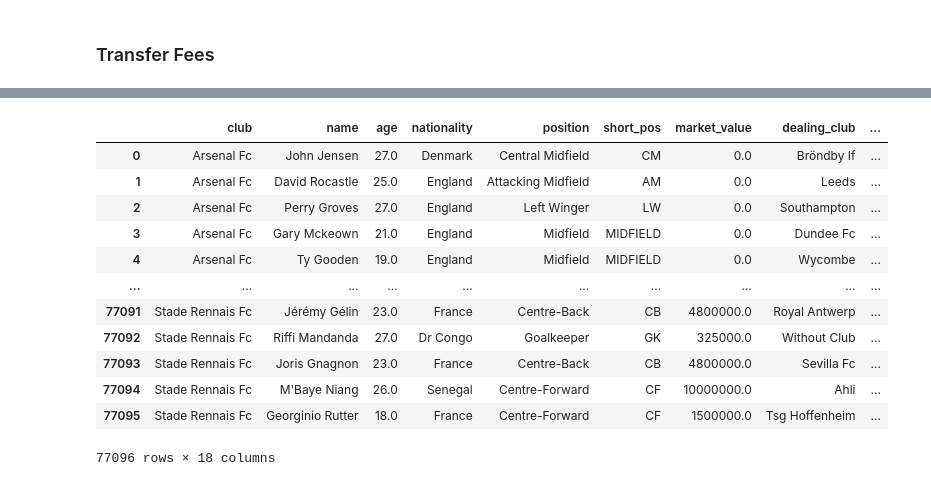
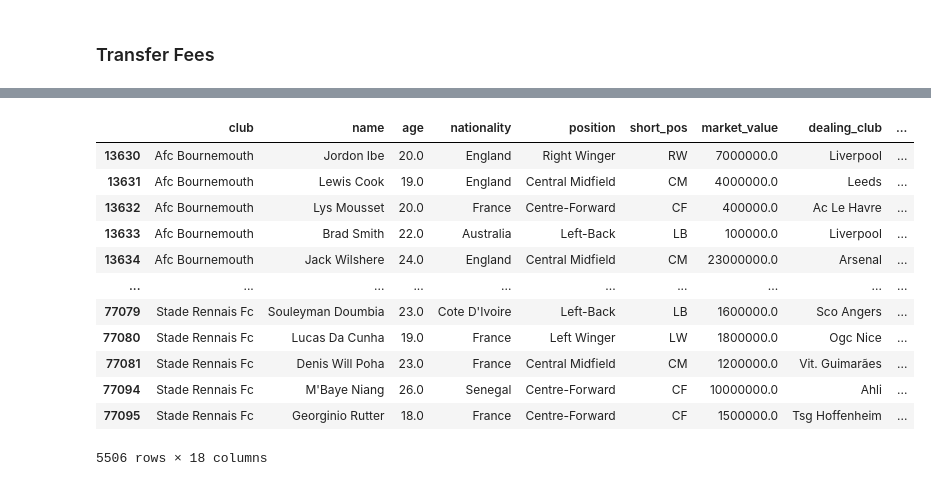
Before and after one commit to brandon-ds/siads593-M1, a Jupyter notebook: notebooks/data_preprocessing.ipynb, the cells around one changed output, grey strips where cells are left out. Drawn from its saved outputs; the diff is of its cells as text; code cells hidden in the pictures.

```diff
--- a/notebooks/data_preprocessing.ipynb
+++ b/notebooks/data_preprocessing.ipynb
@@ -146,9 +132,11 @@ dfs  = []
 for league in top_5_leagues:
     dfs.append(pd.read_csv(f'../data/{league}'))
 
-raw_transfer_fees = pd.concat(dfs, ignore_index=True)
-print(raw_transfer_fees.columns)
-raw_transfer_fees
+bronze_transfer_fees = pd.concat(dfs, ignore_index=True)
+print(bronze_transfer_fees.columns)
+
+bronze_transfer_fees = bronze_transfer_fees[bronze_transfer_fees['season'] >= 2016]
+bronze_transfer_fees
 # %% [output]
 Index(['club', 'name', 'age', 'nationality', 'position', 'short_pos',
        'market_value', 'dealing_club', 'dealing_country', 'fee', 'movement',
@@ -170,41 +158,46 @@ Index(['club', 'name', 'age', 'nationality', 'position', 'short_pos',
 # %%
 # Silver Layer
-preprocessed_transfer_fees = raw_transfer_fees.copy()
+silver_transfer_fees = bronze_transfer_fees.copy()
 
 # Fill NaN values
-preprocessed_transfer_fees['market_value'].fillna(0, inplace=True)
-preprocessed_transfer_fees['dealing_club'].fillna("Unknown", inplace=True)
-preprocessed_transfer_fees['dealing_country'].fillna("Unknown", inplace=True)
-preprocessed_transfer_fees['fee'].fillna(0, inplace=True)
-preprocessed_transfer_fees['movement'].fillna("Unknown", inplace=True)
-preprocessed_transfer_fees['window'].fillna("Unknown", inplace=True)
-preprocessed_transfer_fees['loan_status'].fillna("Not Applicable", inplace=True)
+silver_transfer_fees['market_value'].fillna(0, inplace=True)
+silver_transfer_fees['dealing_club'].fillna("Unknown", inplace=True)
+silver_transfer_fees['dealing_country'].fillna("Unknown", inplace=True)
+silver_transfer_fees['fee'].fillna(0, inplace=True)
+silver_transfer_fees['movement'].fillna("Unknown", inplace=True)
+silver_transfer_fees['window'].fillna("Unknown", inplace=True)
+silver_transfer_fees['loan_status'].fillna("Not Applicable", inplace=True)
 
 # Standardize String Values
-preprocessed_transfer_fees['club'] = preprocessed_transfer_fees['club'].str.title()
-preprocessed_transfer_fees['name'] = preprocessed_transfer_fees['name'].str.title()
-preprocessed_transfer_fees['position'] = preprocessed_transfer_fees['position'].str.title()
-preprocessed_transfer_fees['short_pos'] = preprocessed_transfer_fees['short_pos'].str.upper()
-preprocessed_transfer_fees['nationality'] = preprocessed_transfer_fees['nationality'].str.title()
-preprocessed_transfer_fees['dealing_club'] = preprocessed_transfer_fees['dealing_club'].str.title()
-preprocessed_transfer_fees['dealing_country'] = preprocessed_transfer_fees['dealing_country'].str.title()
-preprocessed_transfer_fees['league'] = preprocessed_transfer_fees['league'].str.title()
+silver_transfer_fees['club'] = silver_transfer_fees['club'].str.title()
+silver_transfer_fees['name'] = silver_transfer_fees['name'].str.title()
+silver_transfer_fees['position'] = silver_transfer_fees['position'].str.title()
+silver_transfer_fees['short_pos'] = silver_transfer_fees['short_pos'].str.upper()
+silver_transfer_fees['nationality'] = silver_transfer_fees['nationality'].str.title()
+silver_transfer_fees['dealing_club'] = silver_transfer_fees['dealing_club'].str.title()
+silver_transfer_fees['dealing_country'] = silver_transfer_fees['dealing_country'].str.title()
+silver_transfer_fees['league'] = silver_transfer_fees['league'].str.title()
 
-# Feature Engineering: Derive Age Group
-preprocessed_transfer_fees['age_group'] = pd.cut(preprocessed_transfer_fees['age'], bins=[0, 20, 25, 30, 100], labels=['<20', '20-25', '25-30', '30+'])
+# Derive Age Group
+silver_transfer_fees['age_group'] = pd.cut(silver_transfer_fees['age'], bins=[0, 20, 25, 30, 100], labels=['<20', '20-25', '25-30', '30+'])
 
-preprocessed_transfer_fees
+
+# Filter out free transfers
+silver_transfer_fees = silver_transfer_fees[silver_transfer_fees['fee'] > 0.0]
+
+
+silver_transfer_fees
 # %% [output]
 |  | club | name | age | nationality | position | short_pos | market_value | dealing_club | ... |
-| 0 | Arsenal Fc | John Jensen | 27.0 | Denmark | Central Midfield | CM | 0.0 | Bröndby If | ... |
-| 1 | Arsenal Fc | David Rocastle | 25.0 | England | Attacking Midfield | AM | 0.0 | Leeds | ... |
-| 2 | Arsenal Fc | Perry Groves | 27.0 | England | Left Winger | LW | 0.0 | Southampton | ... |
-| 3 | Arsenal Fc | Gary Mckeown | 21.0 | England | Midfield | MIDFIELD | 0.0 | Dundee Fc | ... |
-| 4 | Arsenal Fc | Ty Gooden | 19.0 | England | Midfield | MIDFIELD | 0.0 | Wycombe | ... |
+| 13630 | Afc Bournemouth | Jordon Ibe | 20.0 | England | Right Winger | RW | 7000000.0 | Liverpool | ... |
+| 13631 | Afc Bournemouth | Lewis Cook | 19.0 | England | Central Midfield | CM | 4000000.0 | Leeds | ... |
+| 13632 | Afc Bournemouth | Lys Mousset | 20.0 | France | Centre-Forward | CF | 400000.0 | Ac Le Havre | ... |
+| 13633 | Afc Bournemouth | Brad Smith | 22.0 | Australia | Left-Back | LB | 100000.0 | Liverpool | ... |
+| 13634 | Afc Bournemouth | Jack Wilshere | 24.0 | England | Central Midfield | CM | 23000000.0 | Arsenal | ... |
 | ... | ... | ... | ... | ... | ... | ... | ... | ... | ... |
-| 77091 | Stade Rennais Fc | Jérémy Gélin | 23.0 | France | Centre-Back | CB | 4800000.0 | Royal Antwerp | ... |
-| 77092 | Stade Rennais Fc | Riffi Mandanda | 27.0 | Dr Congo | Goalkeeper | GK | 325000.0 | Without Club | ... |
-| 77093 | Stade Rennais Fc | Joris Gnagnon | 23.0 | France | Centre-Back | CB | 4800000.0 | Sevilla Fc | ... |
+| 77079 | Stade Rennais Fc | Souleyman Doumbia | 23.0 | Cote D'Ivoire | Left-Back | LB | 1600000.0 | Sco Angers | ... |
+| 77080 | Stade Rennais Fc | Lucas Da Cunha | 19.0 | France | Left Winger | LW | 1800000.0 | Ogc Nice | ... |
+| 77081 | Stade Rennais Fc | Denis Will Poha | 23.0 | France | Central Midfield | CM | 1200000.0 | Vit. Guimarães | ... |
 | 77094 | Stade Rennais Fc | M'Baye Niang | 26.0 | Senegal | Centre-Forward | CF | 10000000.0 | Ahli | ... |
 | 77095 | Stade Rennais Fc | Georginio Rutter | 18.0 | France | Centre-Forward | CF | 1500000.0 | Tsg Hoffenheim | ... |
-77096 rows × 18 columns
+5506 rows × 18 columns
```
Also changed, not shown: parts of 10 cells of this notebook, 3 other files.
